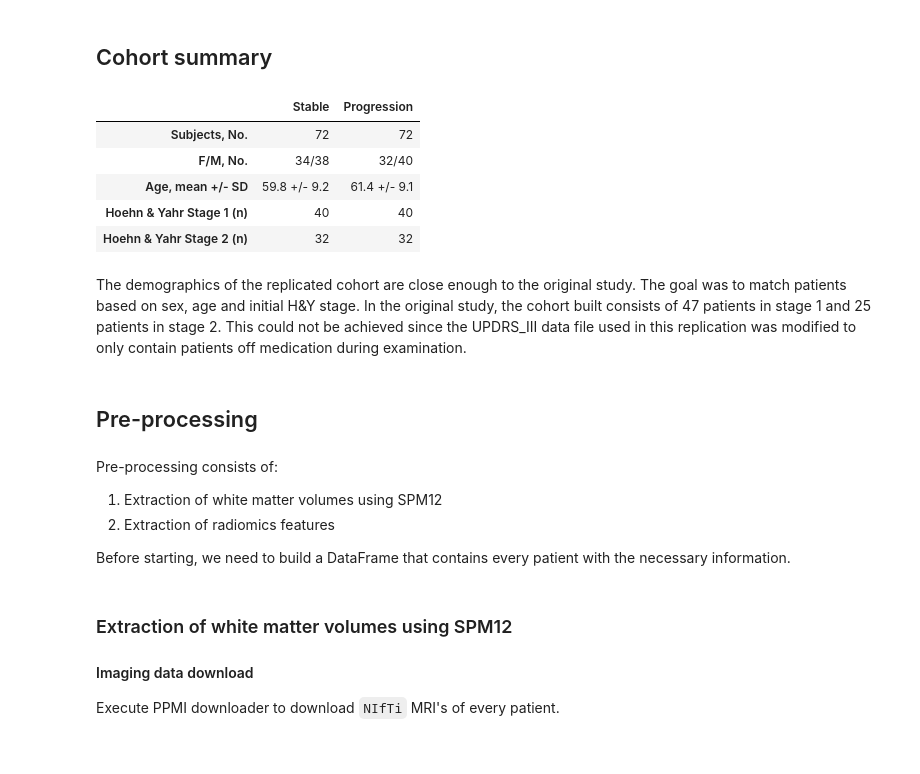
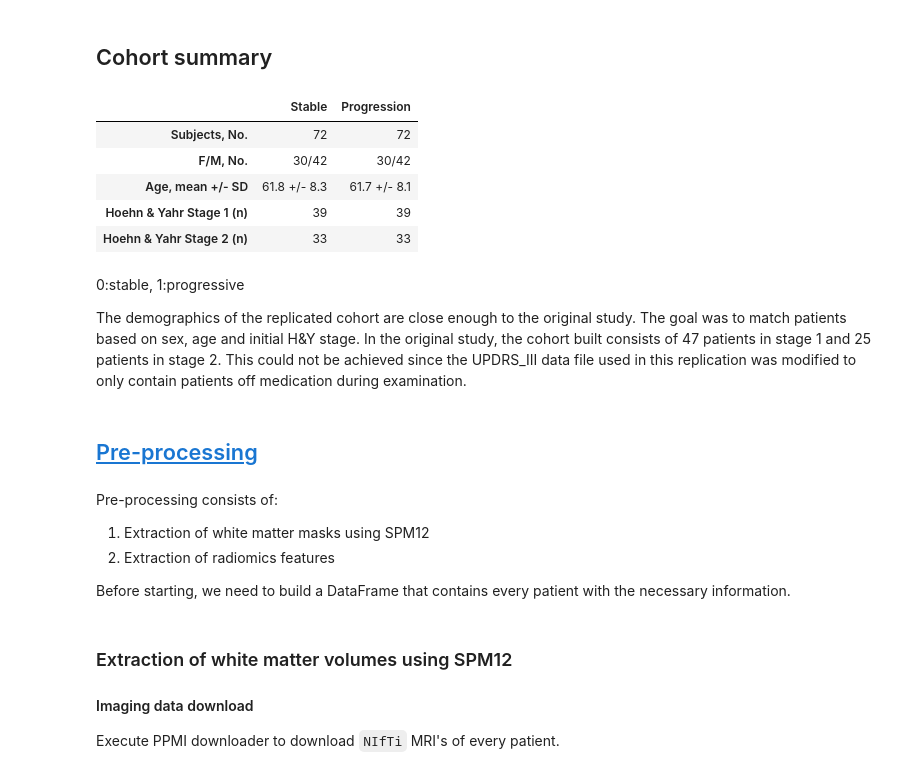
Before and after one commit to LivingPark-MRI/shu-etal, a Jupyter notebook: shu-etal.ipynb, the cells around one changed output. Cells and saved outputs as stored; diff of their text form; code cells hidden in the pictures.

```diff
--- a/shu-etal.ipynb
+++ b/shu-etal.ipynb
@@ -171,7 +154,7 @@ import numpy as np
 
 # Load MRI info data
 mri_df = pd.read_csv(
-    os.path.join(data_dir, 'MRI_info.csv')
+    os.path.join(utils.study_files_dir, 'MRI_info.csv')
 )
 
 # Keep rows with visits we need
@@ -182,8 +165,11 @@ visits = {'BL': 'V08',
           'V08': 'V13',
           'V10': 'V14'}
 
+imagingProtocolQuery = "Manufacturer="
+
 mri_df.rename(columns={'Subject ID': 'PATNO', 'Visit code': 'EVENT_ID'}, inplace=True)
 mri_df = mri_df[mri_df['EVENT_ID'].isin(visits)]
+mri_df["Imaging Protocol"] = mri_df["Imaging Protocol"].map(lambda x: x[x.index(imagingProtocolQuery) + len(imagingProtocolQuery):])
 mri_df["PATNO"] = mri_df["PATNO"].astype(np.int64)
 mri_df["Description"] = mri_df["Description"].astype(str)
 
@@ -300,8 +317,9 @@ def build_visit_df():
     # Define visit as stable if NHY (first visit)
     visits_df['stable'] = (visits_df['NHY_x'] == visits_df['NHY_y'])
 
-    # Keep visit pairs with same PDSTATUS
-    visits_df = visits_df[visits_df["PDSTATE_x"]==visits_df["PDSTATE_y"]]
+    if COHORT_TYPE == "PD-state cohort":
+        # Keep visit pairs with same PDSTATUS
+        visits_df = visits_df[visits_df["PDSTATE_x"]==visits_df["PDSTATE_y"]]
 
     # Display data pairs
     visits_df.groupby(['stable', 'NHY_x'], dropna=False).count()
@@ -402,16 +421,16 @@ def match(n, group1_df, group2_df, matched_vars):
 matched_vars = ['AGE_AT_VISIT_norm', 'SEX']
 
 
-# Apply matching to get 40patients with H&Y=1
-stable1, progr1 = match(40,
+# Apply matching to get 47 patients with H&Y=1
+stable1, progr1 = match(39,
                         df[(df['stable'] == True) & (df['NHY_x'] == "1")],
                         df[(df['stable'] == False) & (df['NHY_x'] == "1")],
                         matched_vars)
 patids = pd.unique(pd.concat([stable1, progr1], axis=0)["PATNO"])
 df_filtered = df[~df['PATNO'].isin(patids)]
 
-# Apply matching to get 32patients with H&Y=2
-stable2, progr2 = match(32,
+# Apply matching to get 25 patients with H&Y=2
+stable2, progr2 = match(33,
                         df_filtered[(df_filtered['stable'] == True) & (df_filtered['NHY_x'] == "2")],
                         df_filtered[(df_filtered['stable'] == False) & (df_filtered['NHY_x'] == "2")],
                         matched_vars)
@@ -451,46 +473,51 @@ All good!
 # %% [markdown]
 ## Cohort summary
 # %%
-cohort_stats = pd.DataFrame(columns=[f"Stable", f"Progression"])
+def summary(stable, progr):
+    cohort_stats = pd.DataFrame(columns=[f"Stable", f"Progression"])
 
-cohort_stats.loc["Subjects, No."] = [len(stable), len(progr)]
+    cohort_stats.loc["Subjects, No."] = [len(stable), len(progr)]
 
-cohort_stats.loc["F/M, No."] = [
-    f"{len(stable[stable['SEX']==0])}/{len(stable[stable['SEX']==1])}",
-    f"{len(progr[progr['SEX']==0])}/{len(progr[progr['SEX']==1])}",
-]
+    cohort_stats.loc["F/M, No."] = [
+        f"{len(stable[stable['SEX']==0])}/{len(stable[stable['SEX']==1])}",
+        f"{len(progr[progr['SEX']==0])}/{len(progr[progr['SEX']==1])}",
+    ]
 
-cohort_stats.loc["Age, mean +/- SD"] = [
-    f"{round(stable['Age'].mean(),1)} +/- {round(stable['Age'].std(),1)}",
-    f"{round(progr['Age'].mean(),1)} +/- {round(progr['Age'].std(),1)}",
-]
+    cohort_stats.loc["Age, mean +/- SD"] = [
+        f"{round(stable['Age'].mean(),1)} +/- {round(stable['Age'].std(),1)}",
+        f"{round(progr['Age'].mean(),1)} +/- {round(progr['Age'].std(),1)}",
+    ]
 
-cohort_stats.loc["Hoehn & Yahr Stage 1 (n)"] = [
-    f"{len(stable[stable['NHY_x']=='1'])}",
-    f"{len(progr[progr['NHY_x']=='1'])}"
-]
+    cohort_stats.loc["Hoehn & Yahr Stage 1 (n)"] = [
+        f"{len(stable[stable['NHY_x']=='1'])}",
+        f"{len(progr[progr['NHY_x']=='1'])}"
+    ]
 
-cohort_stats.loc["Hoehn & Yahr Stage 2 (n)"] = [
-    f"{len(stable[stable['NHY_x']=='2'])}",
-    f"{len(progr[progr['NHY_x']=='2'])}"
-]
+    cohort_stats.loc["Hoehn & Yahr Stage 2 (n)"] = [
+        f"{len(stable[stable['NHY_x']=='2'])}",
+        f"{len(progr[progr['NHY_x']=='2'])}"
+    ]
 
-cohort_stats
+    return cohort_stats
+
+summary(stable, progr)
 # %% [output]
 |  | Stable | Progression |
 | Subjects, No. | 72 | 72 |
-| F/M, No. | 34/38 | 32/40 |
-| Age, mean +/- SD | 59.8 +/- 9.2 | 61.4 +/- 9.1 |
-| Hoehn & Yahr Stage 1 (n) | 40 | 40 |
-| Hoehn & Yahr Stage 2 (n) | 32 | 32 |
+| F/M, No. | 30/42 | 30/42 |
+| Age, mean +/- SD | 61.8 +/- 8.3 | 61.7 +/- 8.1 |
+| Hoehn & Yahr Stage 1 (n) | 39 | 39 |
+| Hoehn & Yahr Stage 2 (n) | 33 | 33 |
 # %% [markdown]
+0:stable, 1:progressive
+
 The demographics of the replicated cohort are close enough to the original study. The goal was to match patients based on sex, age and initial H&Y stage. In the original study, the cohort built consists of 47 patients in stage 1 and 25 patients in stage 2. This could not be achieved since the UPDRS_III data file used in this replication was modified to only contain patients off medication during examination.
 # %% [markdown]
-## Pre-processing
+## [Pre-processing](#pre_processing)
 # %% [markdown]
 Pre-processing consists of:
 
-   1. Extraction of white matter volumes using SPM12
+   1. Extraction of white matter masks using SPM12
    2. Extraction of radiomics features
 
 Before starting, we need to build a DataFrame that contains every patient with the necessary information.
```
Also changed, not shown: parts of 41 cells of this notebook, 4 other files.
